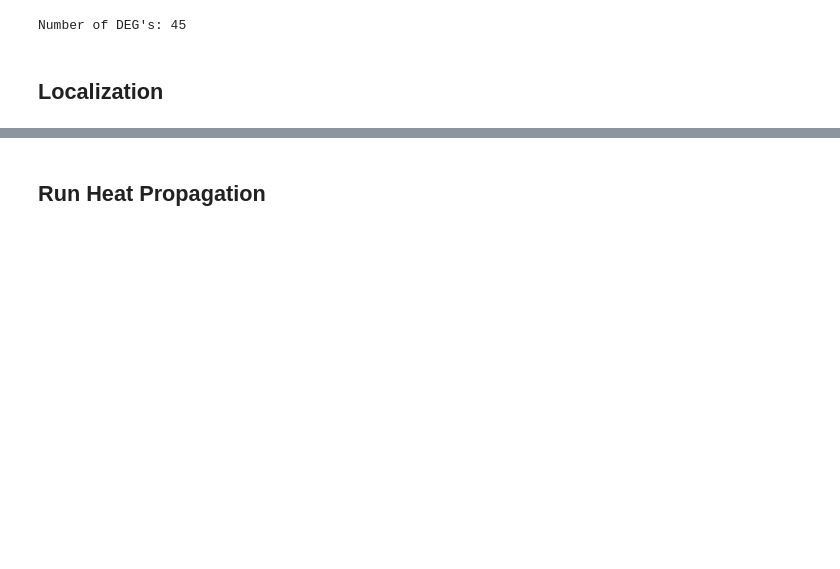
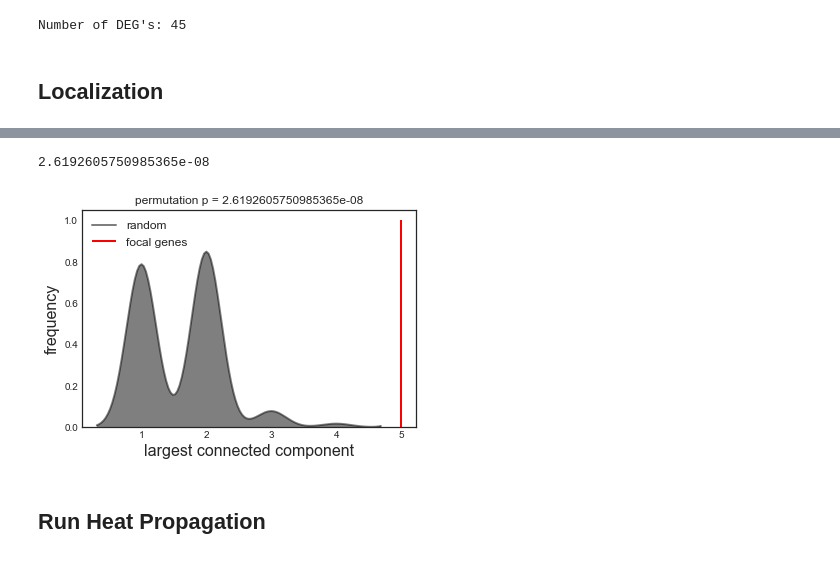
Before and after one commit to ucsd-ccbb/network_bio_toolkit, a Jupyter notebook: notebooks/clustering_notebooks/Heat2_example.ipynb, the cells around one changed output, grey strips where cells are left out. Cells and saved outputs as stored; diff of their text form; code cells hidden in the pictures; blank space fills up the shorter version.

```diff
--- a/notebooks/clustering_notebooks/Heat2_example.ipynb
+++ b/notebooks/clustering_notebooks/Heat2_example.ipynb
@@ -221,3 +84,13 @@ plt.title('permutation p = ' + str(1 - ndtr(LCC_z)))
+# %%
+# test out plotting parameters with a smaller num_reps first.
+numedges_list, numedges_rand, LCC_list, LCC_rand = heat.localization_full(num_reps = 200,
+                                                                          method = 'LCC',
+                                                                          label = 'focal genes',
+                                                                          line_height = 1,
+                                                                          legend_loc = 'upper left')
+# %% [output]
+2.6192605750985365e-08
+[figure, added]
 # %% [markdown]
 ## Run Heat Propagation
 <a id='heat'></a>
```
Also changed, not shown: parts of 17 cells of this notebook, 10 other files.
